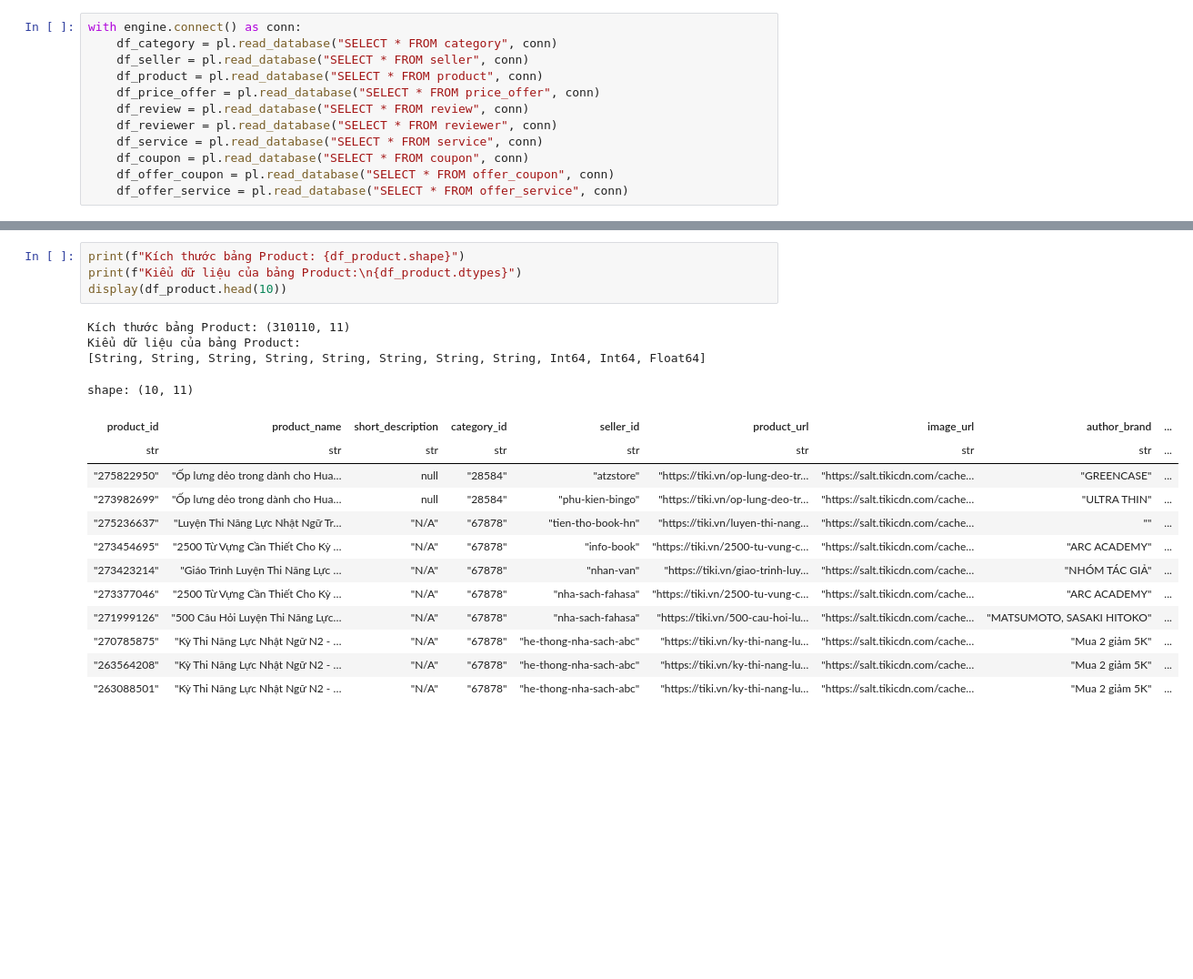
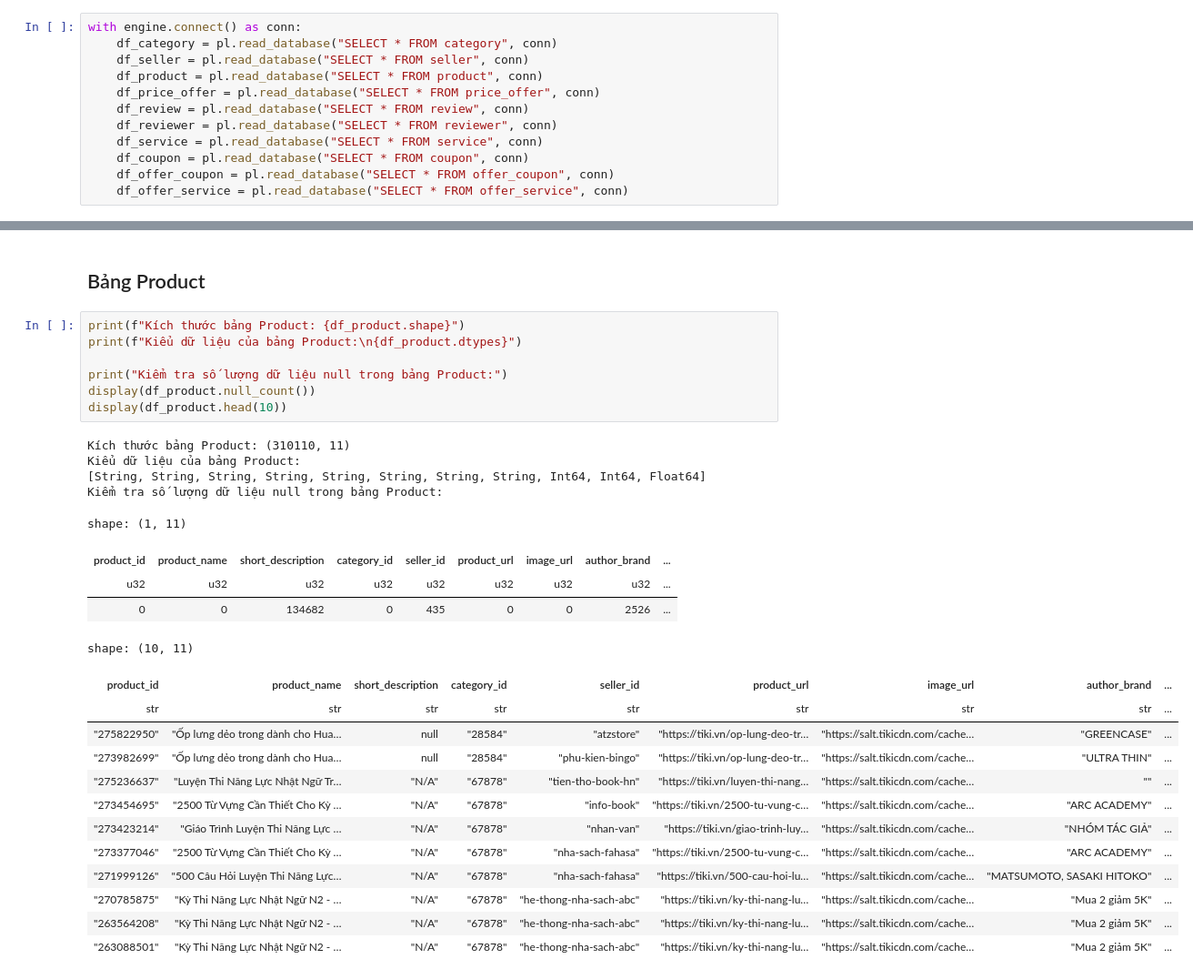
Before and after one commit to khoa26/ecommerce_analysis, a Jupyter notebook: notebooks/02_data_preprocessing.ipynb, the cells around one changed output, grey strips where cells are left out. Shown at 91% size. Cells and saved outputs as stored; diff of their text form; blank space fills up the shorter version.

Commit message:
bo sung tien xu ly

```diff
--- a/notebooks/02_data_preprocessing.ipynb
+++ b/notebooks/02_data_preprocessing.ipynb
@@ -83,24 +164,34 @@ shape: (5, 4)
+# %% [markdown]
+## Bảng Product
 # %%
 print(f"Kích thước bảng Product: {df_product.shape}")
 print(f"Kiểu dữ liệu của bảng Product:\n{df_product.dtypes}")
+
+print("Kiểm tra số lượng dữ liệu null trong bảng Product:")
+display(df_product.null_count())
 display(df_product.head(10))
 # %% [output]
 Kích thước bảng Product: (310110, 11)
 Kiểu dữ liệu của bảng Product:
 [String, String, String, String, String, String, String, String, Int64, Int64, Float64]
+Kiểm tra số lượng dữ liệu null trong bảng Product:
-shape: (10, 11)
+shape: (1, 11)
 | product_id | product_name | short_description | category_id | seller_id | product_url | image_url | author_brand | ... |
-| str | str | str | str | str | str | str | str | ... |
-| "275822950" | "Ốp lưng dẻo trong dành cho Hua… | null | "28584" | "atzstore" | "https://tiki.vn/op-lung-deo-tr… | "https://salt.tikicdn.com/cache… | "GREENCASE" | ... |
-| "273982699" | "Ốp lưng dẻo trong dành cho Hua… | null | "28584" | "phu-kien-bingo" | "https://tiki.vn/op-lung-deo-tr… | "https://salt.tikicdn.com/cache… | "ULTRA THIN" | ... |
-| "275236637" | "Luyện Thi Năng Lực Nhật Ngữ Tr… | "N/A" | "67878" | "tien-tho-book-hn" | "https://tiki.vn/luyen-thi-nang… | "https://salt.tikicdn.com/cache… | "" | ... |
-| "273454695" | "2500 Từ Vựng Cần Thiết Cho Kỳ … | "N/A" | "67878" | "info-book" | "https://tiki.vn/2500-tu-vung-c… | "https://salt.tikicdn.com/cache… | "ARC ACADEMY" | ... |
-| "273423214" | "Giáo Trình Luyện Thi Năng Lực … | "N/A" | "67878" | "nhan-van" | "https://tiki.vn/giao-trinh-luy… | "https://salt.tikicdn.com/cache… | "NHÓM TÁC GIẢ" | ... |
-| "273377046" | "2500 Từ Vựng Cần Thiết Cho Kỳ … | "N/A" | "67878" | "nha-sach-fahasa" | "https://tiki.vn/2500-tu-vung-c… | "https://salt.tikicdn.com/cache… | "ARC ACADEMY" | ... |
-| "271999126" | "500 Câu Hỏi Luyện Thi Năng Lực… | "N/A" | "67878" | "nha-sach-fahasa" | "https://tiki.vn/500-cau-hoi-lu… | "https://salt.tikicdn.com/cache… | "MATSUMOTO, SASAKI HITOKO" | ... |
-| "270785875" | "Kỳ Thi Năng Lực Nhật Ngữ N2 - … | "N/A" | "67878" | "he-thong-nha-sach-abc" | "https://tiki.vn/ky-thi-nang-lu… | "https://salt.tikicdn.com/cache… | "Mua 2 giảm 5K" | ... |
-| "263564208" | "Kỳ Thi Năng Lực Nhật Ngữ N2 - … | "N/A" | "67878" | "he-thong-nha-sach-abc" | "https://tiki.vn/ky-thi-nang-lu… | "https://salt.tikicdn.com/cache… | "Mua 2 giảm 5K" | ... |
-| "263088501" | "Kỳ Thi Năng Lực Nhật Ngữ N2 - … | "N/A" | "67878" | "he-thong-nha-sach-abc" | "https://tiki.vn/ky-thi-nang-lu… | "https://salt.tikicdn.com/cache… | "Mua 2 giảm 5K" | ... |
+| u32 | u32 | u32 | u32 | u32 | u32 | u32 | u32 | ... |
+| 0 | 0 | 134682 | 0 | 435 | 0 | 0 | 2526 | ... |
+shape: (10, 11)
+| product_id | product_name | short_description | category_id | seller_id | product_url | image_url | author_brand | ... |
+| str | str | str | str | str | str | str | str | ... |
+| "275822950" | "Ốp lưng dẻo trong dành cho Hua… | null | "28584" | "atzstore" | "https://tiki.vn/op-lung-deo-tr… | "https://salt.tikicdn.com/cache… | "GREENCASE" | ... |
+| "273982699" | "Ốp lưng dẻo trong dành cho Hua… | null | "28584" | "phu-kien-bingo" | "https://tiki.vn/op-lung-deo-tr… | "https://salt.tikicdn.com/cache… | "ULTRA THIN" | ... |
+| "275236637" | "Luyện Thi Năng Lực Nhật Ngữ Tr… | "N/A" | "67878" | "tien-tho-book-hn" | "https://tiki.vn/luyen-thi-nang… | "https://salt.tikicdn.com/cache… | "" | ... |
+| "273454695" | "2500 Từ Vựng Cần Thiết Cho Kỳ … | "N/A" | "67878" | "info-book" | "https://tiki.vn/2500-tu-vung-c… | "https://salt.tikicdn.com/cache… | "ARC ACADEMY" | ... |
+| "273423214" | "Giáo Trình Luyện Thi Năng Lực … | "N/A" | "67878" | "nhan-van" | "https://tiki.vn/giao-trinh-luy… | "https://salt.tikicdn.com/cache… | "NHÓM TÁC GIẢ" | ... |
+| "273377046" | "2500 Từ Vựng Cần Thiết Cho Kỳ … | "N/A" | "67878" | "nha-sach-fahasa" | "https://tiki.vn/2500-tu-vung-c… | "https://salt.tikicdn.com/cache… | "ARC ACADEMY" | ... |
+| "271999126" | "500 Câu Hỏi Luyện Thi Năng Lực… | "N/A" | "67878" | "nha-sach-fahasa" | "https://tiki.vn/500-cau-hoi-lu… | "https://salt.tikicdn.com/cache… | "MATSUMOTO, SASAKI HITOKO" | ... |
+| "270785875" | "Kỳ Thi Năng Lực Nhật Ngữ N2 - … | "N/A" | "67878" | "he-thong-nha-sach-abc" | "https://tiki.vn/ky-thi-nang-lu… | "https://salt.tikicdn.com/cache… | "Mua 2 giảm 5K" | ... |
+| "263564208" | "Kỳ Thi Năng Lực Nhật Ngữ N2 - … | "N/A" | "67878" | "he-thong-nha-sach-abc" | "https://tiki.vn/ky-thi-nang-lu… | "https://salt.tikicdn.com/cache… | "Mua 2 giảm 5K" | ... |
+| "263088501" | "Kỳ Thi Năng Lực Nhật Ngữ N2 - … | "N/A" | "67878" | "he-thong-nha-sach-abc" | "https://tiki.vn/ky-thi-nang-lu… | "https://salt.tikicdn.com/cache… | "Mua 2 giảm 5K" | ... |
 # %%
 print(f"Kích thước bảng Price_Offer: {df_price_offer.shape}")
 print(f"Kiểu dữ liệu của bảng Price_Offer:\n{df_price_offer.dtypes}")
```
Also changed, not shown: parts of 18 cells of this notebook.
